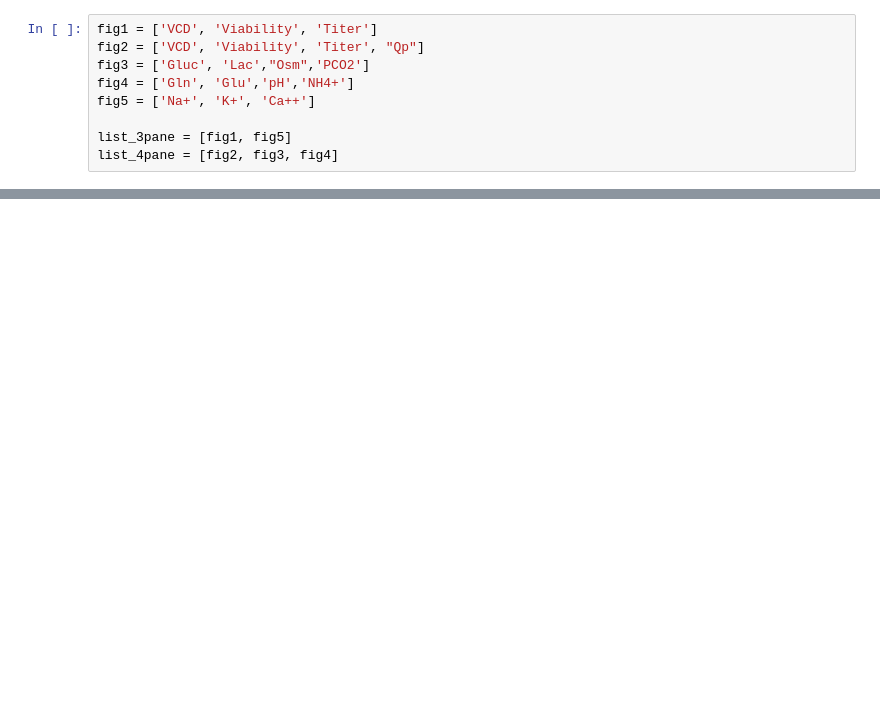
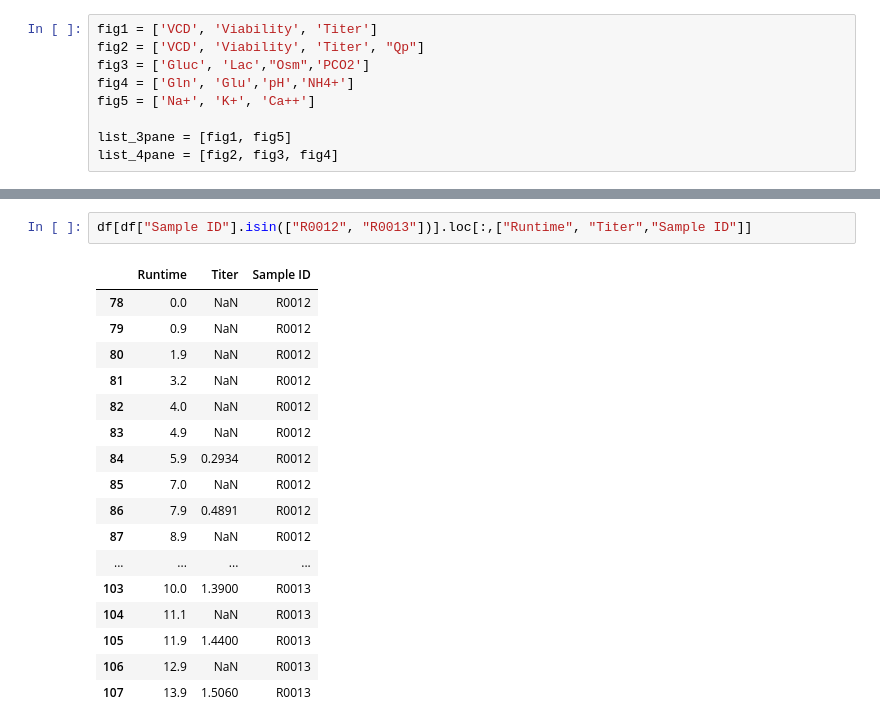
Before and after one commit to keefeseag000/Bioanalysis, a Jupyter notebook: bioreactor_results/Implementing BSRplots.ipynb, the cells around one changed output, grey strips where cells are left out. Saved outputs shown, nothing was run; the diff lists cells and outputs as text; blank space fills up the shorter version.

```diff
--- a/bioreactor_results/Implementing BSRplots.ipynb
+++ b/bioreactor_results/Implementing BSRplots.ipynb
@@ -38,0 +66,20 @@ for i in clms_list:
+# %%
+df[df["Sample ID"].isin(["R0012", "R0013"])].loc[:,["Runtime", "Titer","Sample ID"]]
+# %% [output]
+|  | Runtime | Titer | Sample ID |
+| 78 | 0.0 | NaN | R0012 |
+| 79 | 0.9 | NaN | R0012 |
+| 80 | 1.9 | NaN | R0012 |
+| 81 | 3.2 | NaN | R0012 |
+| 82 | 4.0 | NaN | R0012 |
+| 83 | 4.9 | NaN | R0012 |
+| 84 | 5.9 | 0.2934 | R0012 |
+| 85 | 7.0 | NaN | R0012 |
+| 86 | 7.9 | 0.4891 | R0012 |
+| 87 | 8.9 | NaN | R0012 |
+| ... | ... | ... | ... |
+| 103 | 10.0 | 1.3900 | R0013 |
+| 104 | 11.1 | NaN | R0013 |
+| 105 | 11.9 | 1.4400 | R0013 |
+| 106 | 12.9 | NaN | R0013 |
+| 107 | 13.9 | 1.5060 | R0013 |
```
Also changed, not shown: parts of 6 cells of this notebook, 1 other file.
